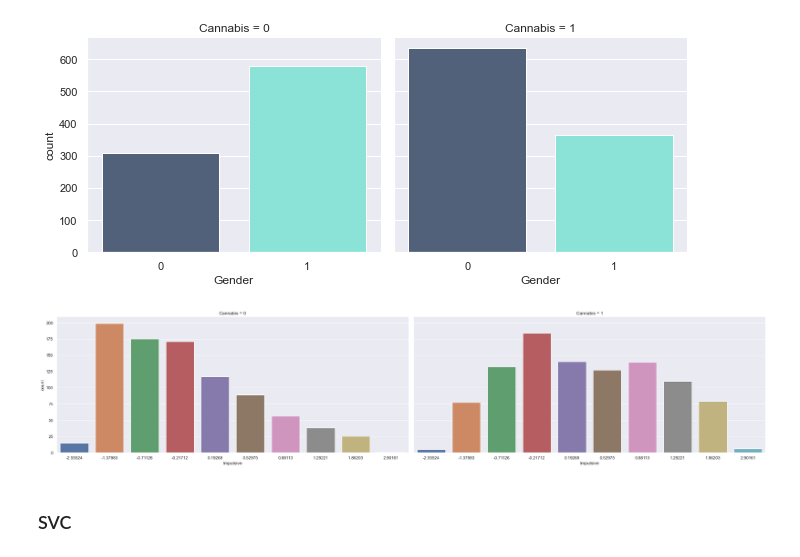
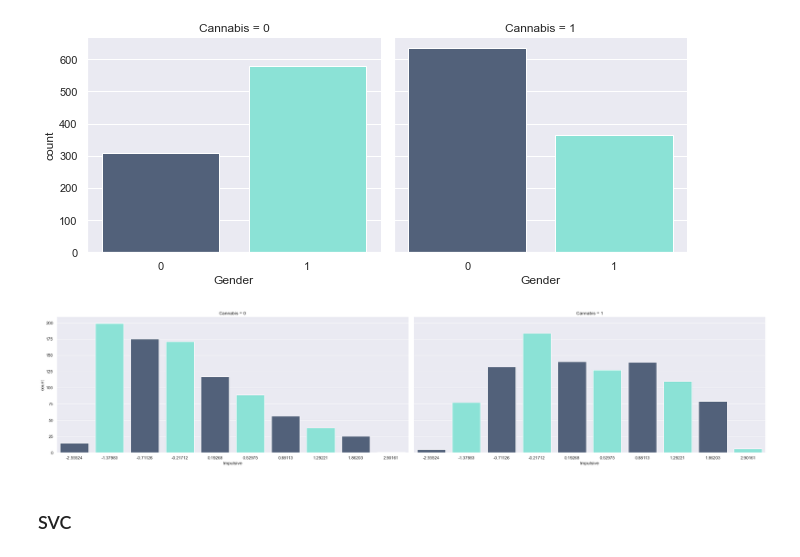
Before and after one commit to CrazyBigFoot/Personality_vs_Risk_of_Drug, a Jupyter notebook: Project2_Mirko.ipynb, the cells around one changed output. Drawn from its saved outputs; the diff is of its cells as text; code cells hidden in the pictures.

```diff
--- a/Project2_Mirko.ipynb
+++ b/Project2_Mirko.ipynb
@@ -1069,9 +1070,10 @@ sns.catplot(x="Gender", col="Cannabis", col_wrap=4, data=df,
 # %% [output]
 [figure]
 # %%
-sns.catplot(x="Impulsive", col="Cannabis", col_wrap=4, data=df, kind="count", height=6, aspect=2.2);
+sns.catplot(x="Impulsive", col="Cannabis", col_wrap=4, data=df,
+            kind="count", height=6, aspect=2.2, palette=['#4b5f81',"#7df0e0"]);
 # %% [output]
-[figure, old version]
+[figure, new version]
 # %% [markdown]
 ### SVC
 # %% [markdown]
```
Also changed, not shown: parts of 4 cells of this notebook.
